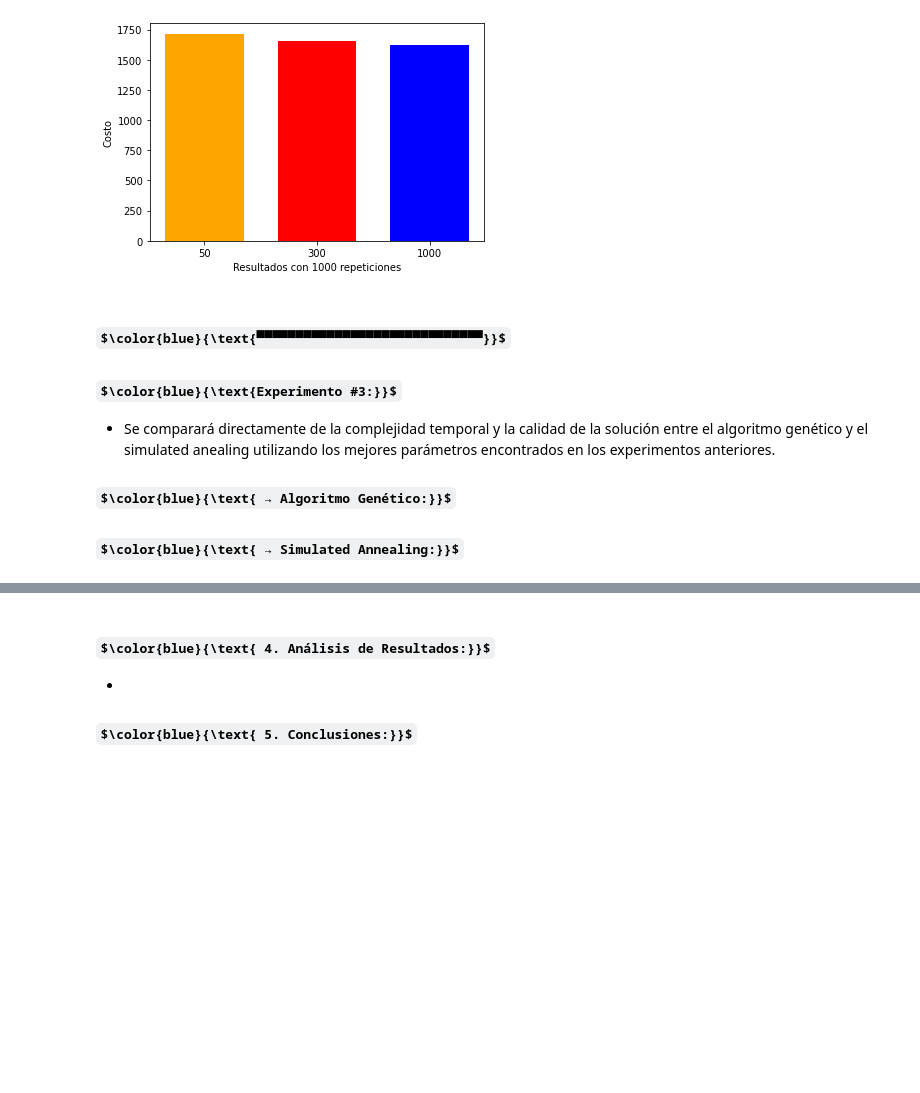
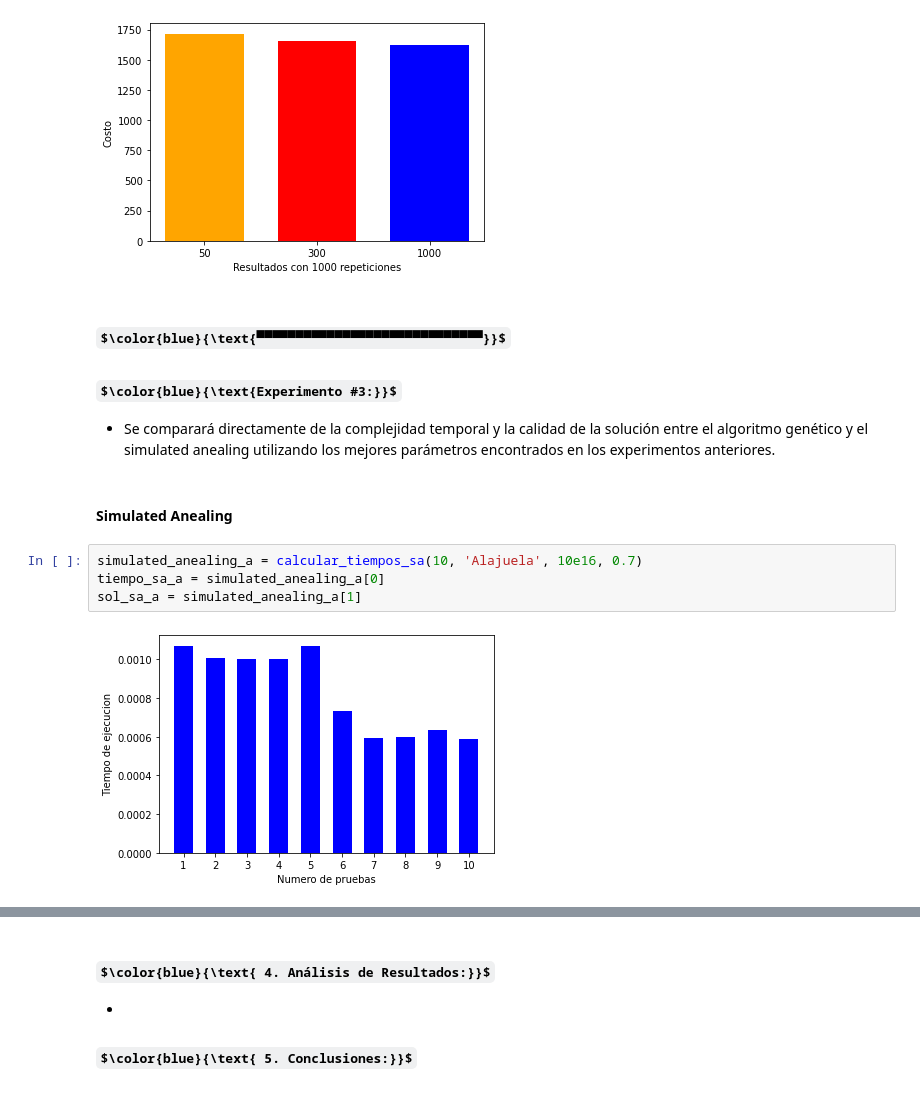
Before and after one commit to IC-3002/ic-3002-2020ii-p2-pseint, a Jupyter notebook: Cuaderno_Proyecto2.ipynb, the cells around one changed output, grey strips where cells are left out. Cells and saved outputs as stored; diff of their text form; some formulas as TeX source; blank space fills up the shorter version.

```diff
--- a/Cuaderno_Proyecto2.ipynb
+++ b/Cuaderno_Proyecto2.ipynb
@@ -497,5 +497,11 @@ comparar_resultados_costo_ag(resultados_sol_3000_reps, '1000')
 ## $\color{blue}{\text{▀▀▀▀▀▀▀▀▀▀▀▀▀▀▀▀▀▀▀▀▀▀▀▀▀▀▀▀▀}}$
 ### $\color{blue}{\text{Experimento #3:}}$
 * Se comparará directamente de la complejidad temporal y la calidad de la solución entre el algoritmo genético y el simulated anealing utilizando los mejores parámetros encontrados en los experimentos anteriores.
- ### $\color{blue}{\text{ → Algoritmo Genético:}}$
-  ### $\color{blue}{\text{ → Simulated Annealing:}}$
+# %% [markdown]
+#### Simulated Anealing
+# %%
+simulated_anealing_a = calcular_tiempos_sa(10, 'Alajuela', 10e16, 0.7)
+tiempo_sa_a = simulated_anealing_a[0]
+sol_sa_a = simulated_anealing_a[1]
+# %% [output]
+[figure, added]
```
Also changed, not shown: parts of 6 cells of this notebook, 1 other file.
